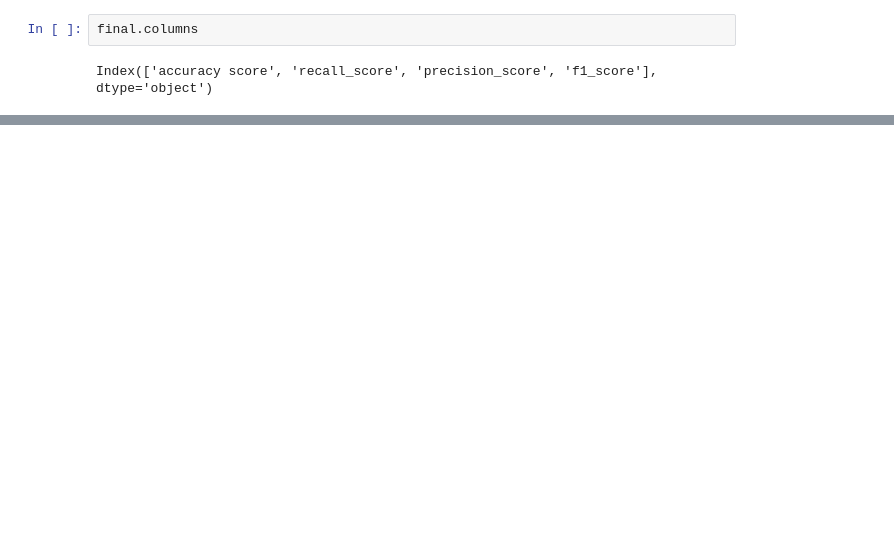
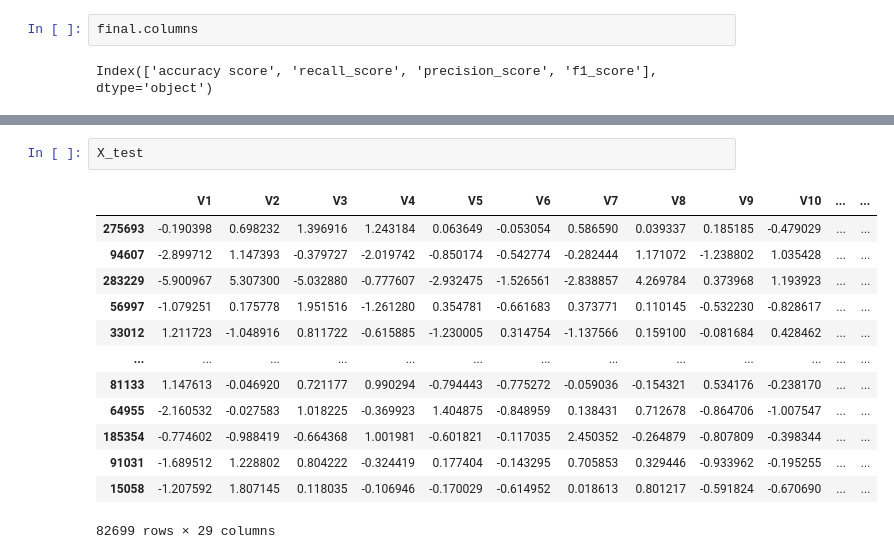
Before and after one commit to Basant2206/small_project, a Jupyter notebook: fraud_detection.ipynb, the cells around one changed output, grey strips where cells are left out. Drawn from its saved outputs; the diff is of its cells as text; blank space fills up the shorter version.

```diff
--- a/fraud_detection.ipynb
+++ b/fraud_detection.ipynb
@@ -275,0 +281,16 @@ plt.show()
+# %%
+X_test
+# %% [output]
+|  | V1 | V2 | V3 | V4 | V5 | V6 | V7 | V8 | V9 | V10 | ... | ... |
+| 275693 | -0.190398 | 0.698232 | 1.396916 | 1.243184 | 0.063649 | -0.053054 | 0.586590 | 0.039337 | 0.185185 | -0.479029 | ... | ... |
+| 94607 | -2.899712 | 1.147393 | -0.379727 | -2.019742 | -0.850174 | -0.542774 | -0.282444 | 1.171072 | -1.238802 | 1.035428 | ... | ... |
+| 283229 | -5.900967 | 5.307300 | -5.032880 | -0.777607 | -2.932475 | -1.526561 | -2.838857 | 4.269784 | 0.373968 | 1.193923 | ... | ... |
+| 56997 | -1.079251 | 0.175778 | 1.951516 | -1.261280 | 0.354781 | -0.661683 | 0.373771 | 0.110145 | -0.532230 | -0.828617 | ... | ... |
+| 33012 | 1.211723 | -1.048916 | 0.811722 | -0.615885 | -1.230005 | 0.314754 | -1.137566 | 0.159100 | -0.081684 | 0.428462 | ... | ... |
+| ... | ... | ... | ... | ... | ... | ... | ... | ... | ... | ... | ... | ... |
+| 81133 | 1.147613 | -0.046920 | 0.721177 | 0.990294 | -0.794443 | -0.775272 | -0.059036 | -0.154321 | 0.534176 | -0.238170 | ... | ... |
+| 64955 | -2.160532 | -0.027583 | 1.018225 | -0.369923 | 1.404875 | -0.848959 | 0.138431 | 0.712678 | -0.864706 | -1.007547 | ... | ... |
+| 185354 | -0.774602 | -0.988419 | -0.664368 | 1.001981 | -0.601821 | -0.117035 | 2.450352 | -0.264879 | -0.807809 | -0.398344 | ... | ... |
+| 91031 | -1.689512 | 1.228802 | 0.804222 | -0.324419 | 0.177404 | -0.143295 | 0.705853 | 0.329446 | -0.933962 | -0.195255 | ... | ... |
+| 15058 | -1.207592 | 1.807145 | 0.118035 | -0.106946 | -0.170029 | -0.614952 | 0.018613 | 0.801217 | -0.591824 | -0.670690 | ... | ... |
+82699 rows × 29 columns
```
Also changed, not shown: parts of 32 cells of this notebook, 1 other file.
